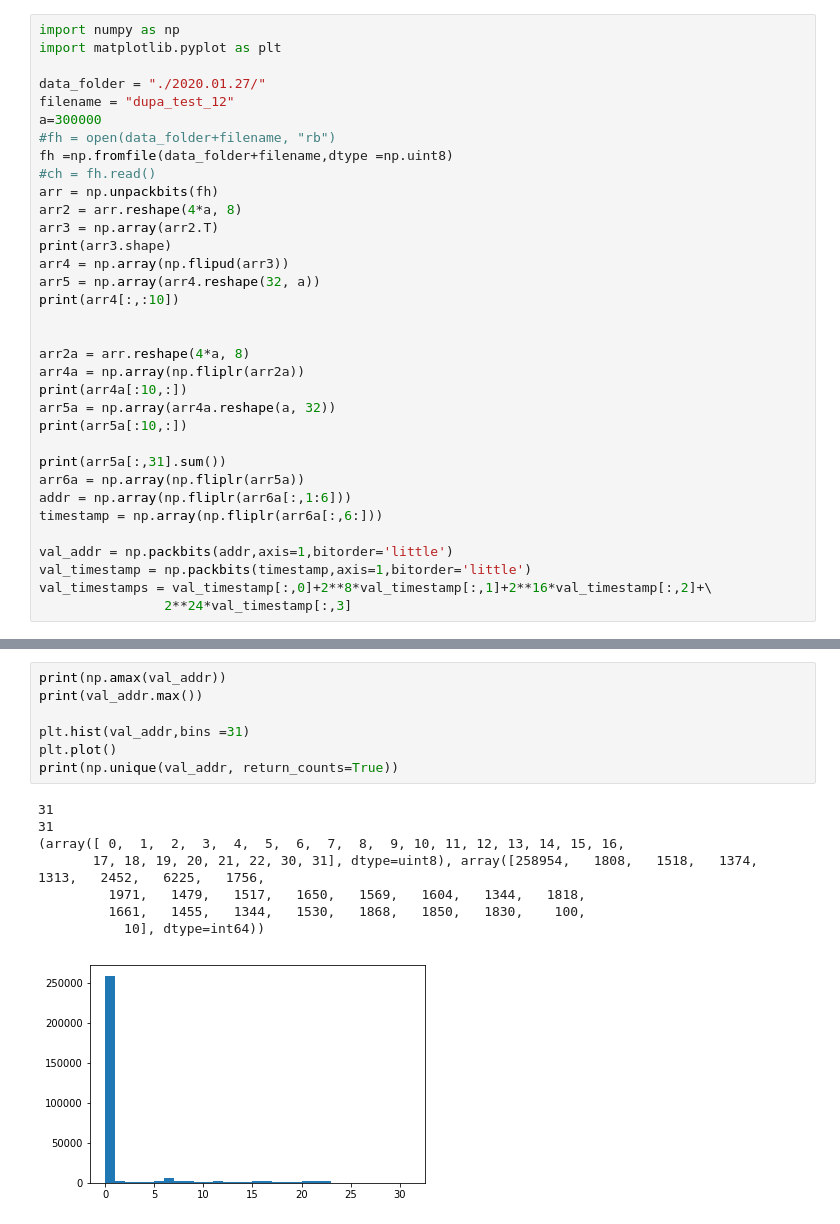
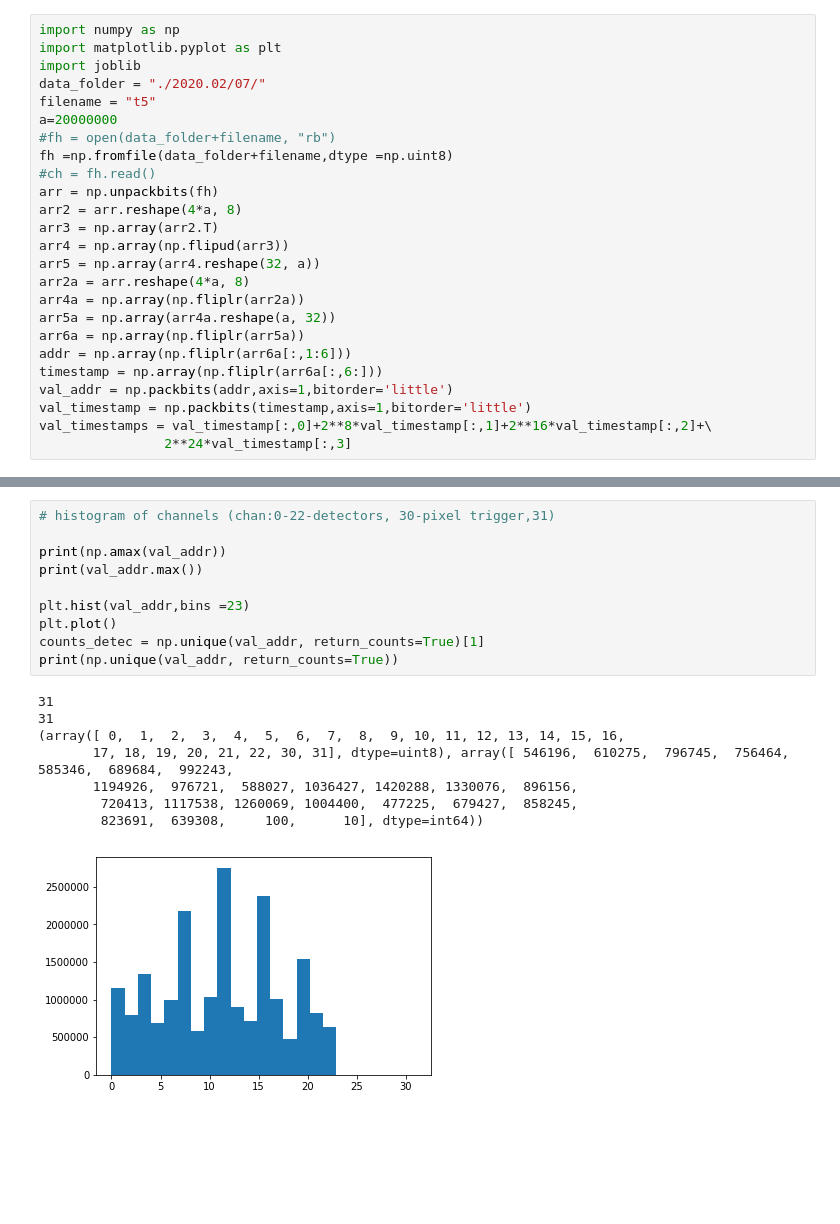
Before and after one commit to pawlowska/stage-control, a Jupyter notebook: SPAD TRIGGER TRANSLATOR.ipynb, the cells around one changed output, grey strips where cells are left out. Cells and saved outputs as stored; diff of their text form; blank space fills up the shorter version.

```diff
--- a/SPAD TRIGGER TRANSLATOR.ipynb
+++ b/SPAD TRIGGER TRANSLATOR.ipynb
@@ -1,33 +305,24 @@
 # %%
 import numpy as np
 import matplotlib.pyplot as plt
-
-data_folder = "./2020.01.27/"
-filename = "dupa_test_12"
-a=300000
+import joblib
+data_folder = "./2020.02/07/"
+filename = "t5"
+a=20000000
 #fh = open(data_folder+filename, "rb")
 fh =np.fromfile(data_folder+filename,dtype =np.uint8)
 #ch = fh.read()
 arr = np.unpackbits(fh)
 arr2 = arr.reshape(4*a, 8)
 arr3 = np.array(arr2.T)
-print(arr3.shape)
 arr4 = np.array(np.flipud(arr3))
 arr5 = np.array(arr4.reshape(32, a))
-print(arr4[:,:10])
-
-
 arr2a = arr.reshape(4*a, 8)
 arr4a = np.array(np.fliplr(arr2a))
-print(arr4a[:10,:])
 arr5a = np.array(arr4a.reshape(a, 32))
-print(arr5a[:10,:])
-
-print(arr5a[:,31].sum())
 arr6a = np.array(np.fliplr(arr5a))
 addr = np.array(np.fliplr(arr6a[:,1:6]))
 timestamp = np.array(np.fliplr(arr6a[:,6:]))
-
 val_addr = np.packbits(addr,axis=1,bitorder='little')
 val_timestamp = np.packbits(timestamp,axis=1,bitorder='little')
 val_timestamps = val_timestamp[:,0]+2**8*val_timestamp[:,1]+2**16*val_timestamp[:,2]+\
@@ -53,16 +330,19 @@ val_timestamps = val_timestamp[:,0]+2**8*val_timestamp[:,1]+2**16*val_timestamp[
 # %%
+# histogram of channels (chan:0-22-detectors, 30-pixel trigger,31)
+
 print(np.amax(val_addr))
 print(val_addr.max())
 
-plt.hist(val_addr,bins =31)
+plt.hist(val_addr,bins =23)
 plt.plot()
+counts_detec = np.unique(val_addr, return_counts=True)[1]
 print(np.unique(val_addr, return_counts=True))
 # %% [output]
 31
 31
 (array([ 0,  1,  2,  3,  4,  5,  6,  7,  8,  9, 10, 11, 12, 13, 14, 15, 16,
-       17, 18, 19, 20, 21, 22, 30, 31], dtype=uint8), array([258954,   1808,   1518,   1374,   1313,   2452,   6225,   1756,
-         1971,   1479,   1517,   1650,   1569,   1604,   1344,   1818,
-         1661,   1455,   1344,   1530,   1868,   1850,   1830,    100,
-           10], dtype=int64))
+       17, 18, 19, 20, 21, 22, 30, 31], dtype=uint8), array([ 546196,  610275,  796745,  756464,  585346,  689684,  992243,
+       1194926,  976721,  588027, 1036427, 1420288, 1330076,  896156,
+        720413, 1117538, 1260069, 1004400,  477225,  679427,  858245,
+        823691,  639308,     100,      10], dtype=int64))
-[figure, old version]
+[figure, new version]
```
Also changed, not shown: parts of 27 cells of this notebook.
